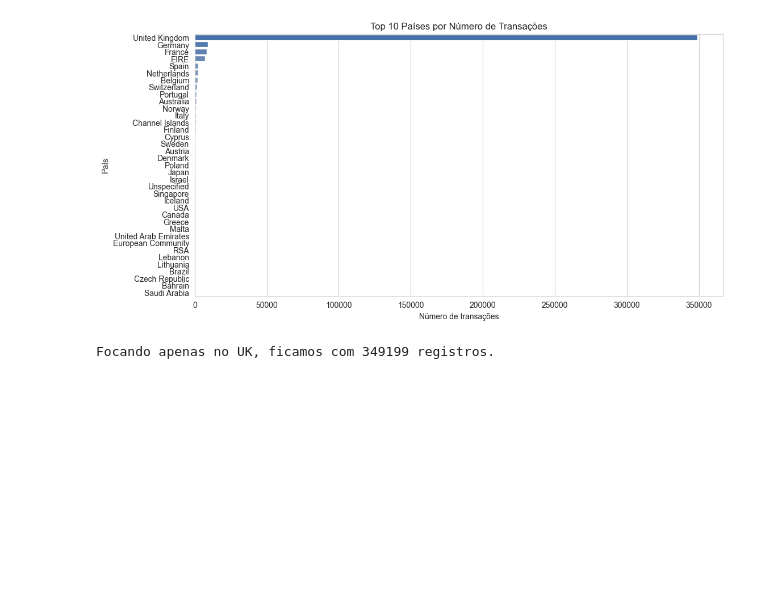
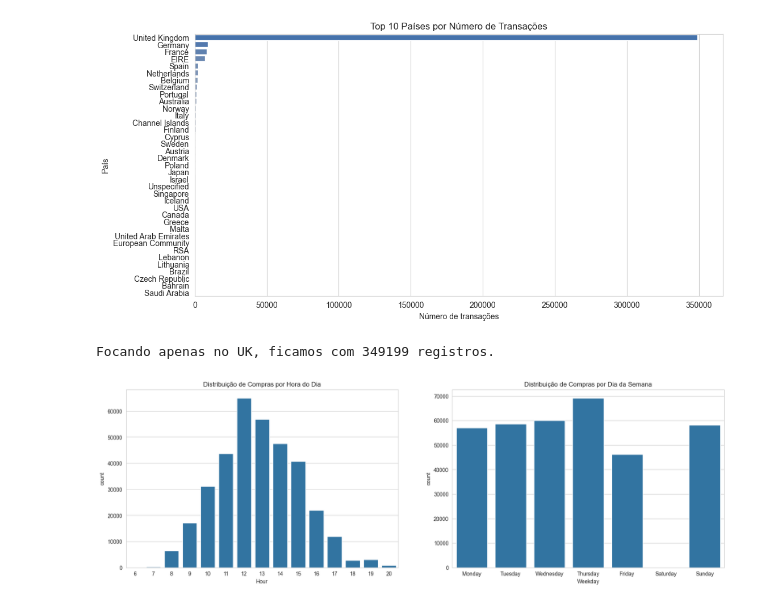
Before and after one commit to mattheusguilherme/customer-segmentation-rfm, a Jupyter notebook: notebooks/01_exploracao_e_limpeza.ipynb, the cells around one changed output. Cells and saved outputs as stored; diff of their text form; code cells hidden in the pictures; blank space fills up the shorter version.

```diff
--- a/notebooks/01_exploracao_e_limpeza.ipynb
+++ b/notebooks/01_exploracao_e_limpeza.ipynb
@@ -162,3 +162,14 @@ Focando apenas no UK, ficamos com 349199 registros.
 # %%
 df['Hour'] = df['InvoiceDate'].dt.hour
 df['Weekday'] = df['InvoiceDate'].dt.day_name()
+
+fig, ax = plt.subplots(1, 2, figsize=(20, 6))
+sns.countplot(data=df, x='Hour', ax=ax[0])
+ax[0].set_title('Distribuição de Compras por Hora do Dia')
+
+sns.countplot(data=df, x='Weekday', ax=ax[1],
+              order=['Monday', 'Tuesday', 'Wednesday', 'Thursday', 'Friday', 'Saturday', 'Sunday'])
+ax[1].set_title('Distribuição de Compras por Dia da Semana')
+plt.show()
+# %% [output]
+[figure, added]
```
